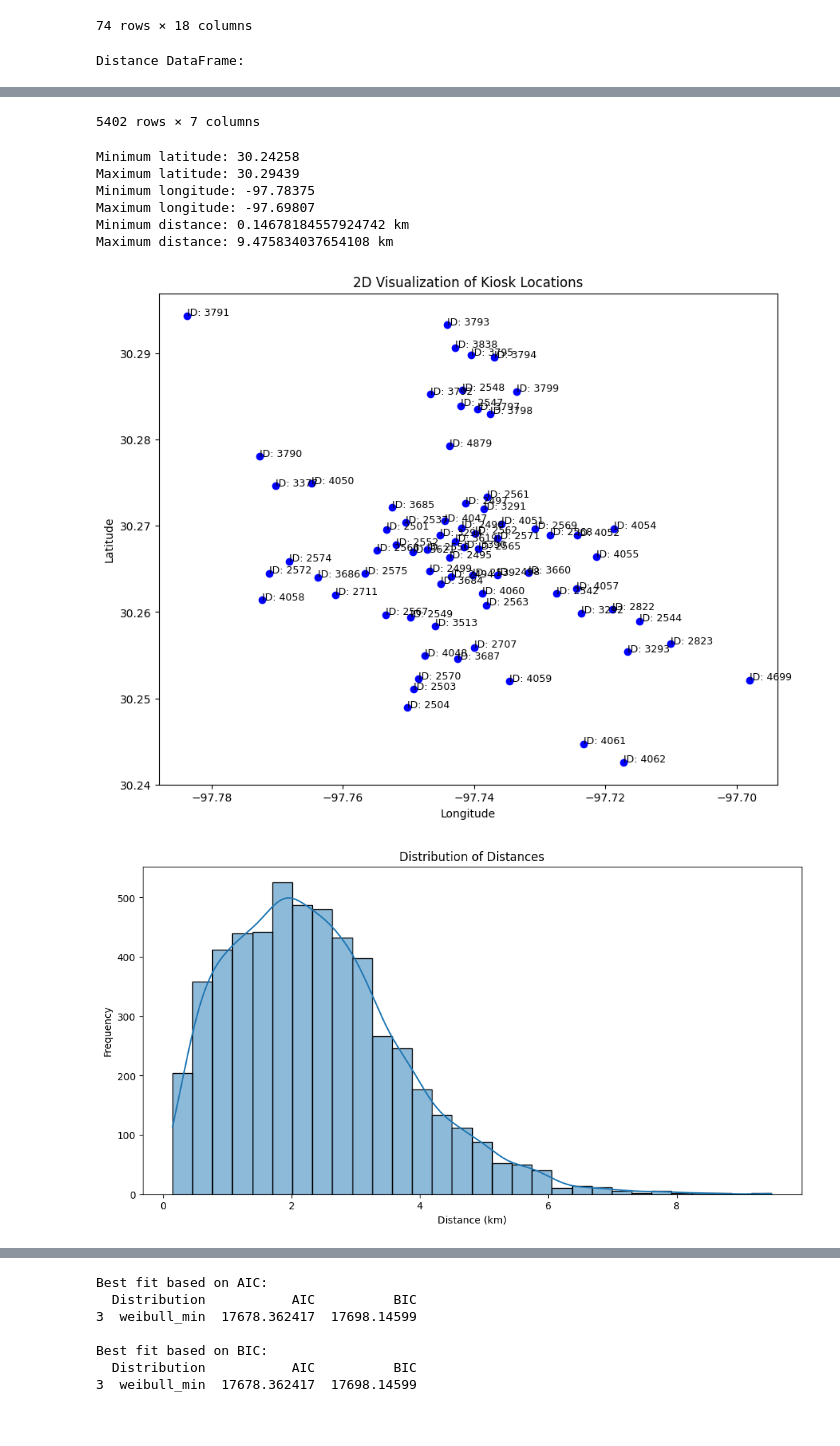
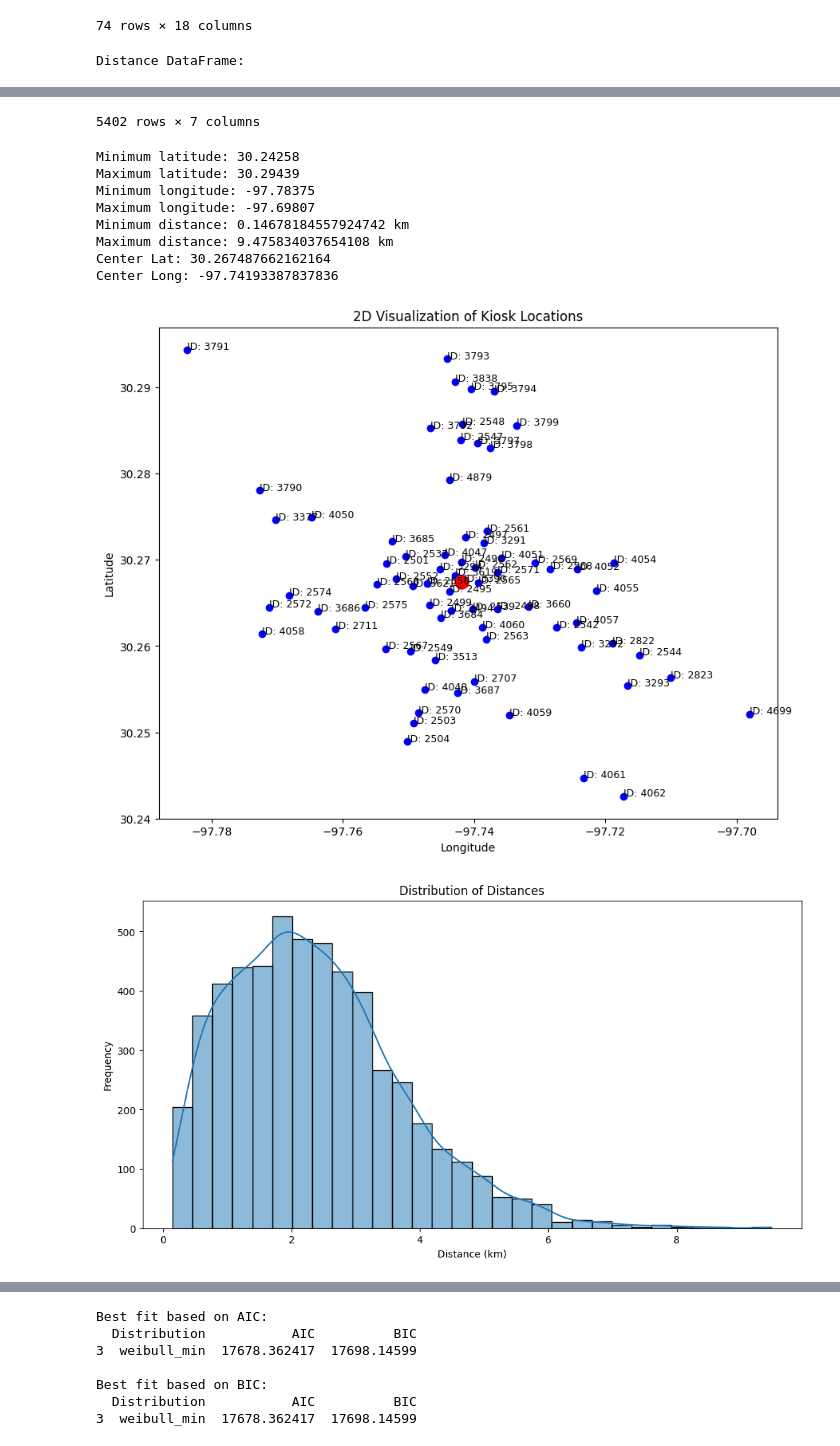
Before and after one commit to anonUnderground/openDataStories, a Jupyter notebook: src/data-processing/create_kiosk_vis_json.ipynb, the cells around one changed output, grey strips where cells are left out. Drawn from its saved outputs; the diff is of its cells as text; code cells hidden in the pictures.

```diff
--- a/src/data-processing/create_kiosk_vis_json.ipynb
+++ b/src/data-processing/create_kiosk_vis_json.ipynb
@@ -29,12 +29,6 @@ display(kiosks_df)
 | 73 | 4879 | 16th/San Antonio | active | 1601 San Antonio Street | 9 | 2021-03-12T13:15:00.000 | 2856 | ... |
 74 rows × 18 columns
 # %%
-import pandas as pd
-import matplotlib.pyplot as plt
-from math import radians, cos, sin, asin, sqrt
-
-# Assuming kiosks_df is your DataFrame with kiosk_id, latitude, and longitude
-
 # Haversine function to calculate distance
 def haversine(lon1, lat1, lon2, lat2):
     # Convert decimal degrees to radians
@@ -47,6 +41,18 @@ def haversine(lon1, lat1, lon2, lat2):
     c = 2 * asin(sqrt(a))
     r = 6371 # Radius of earth in kilometers
     return c * r
+
+
+# Calculating center coordinates (average latitude and longitude)
+center_lat = kiosks_df['latitude'].mean()
+center_long = kiosks_df['longitude'].mean()
+
+# Calculating distance of each Start_Kiosk_ID from the center
+kiosks_df['Distance_From_Center'] = kiosks_df.apply(
+    lambda row: haversine(center_long, center_lat, row['longitude'], row['latitude']), axis=1)
+
+# Sorting kiosks_df based on Distance_From_Center
+kiosks_df = kiosks_df.sort_values(by='Distance_From_Center')
 
 # Preparing DataFrame for the result
 result = []
@@ -89,6 +95,8 @@ print("Minimum longitude:", min_long)
 print("Maximum longitude:", max_long)
 print("Minimum distance:", min_distance, "km")
 print("Maximum distance:", max_distance, "km")
+print("Center Lat:", center_lat)
+print("Center Long:", center_long)
 
 # Visualizing in 2D with an interactive plot
 fig, ax = plt.subplots(figsize=(10, 8))
@@ -97,6 +105,9 @@ fig, ax = plt.subplots(figsize=(10, 8))
 for index, row in kiosks_df.iterrows():
     ax.scatter(row['longitude'], row['latitude'], c='blue', marker='o')
     ax.text(row['longitude'], row['latitude'], f'ID: {row["kiosk_id"]}', fontsize=9)
+
+# Mark the center point
+ax.scatter(center_long, center_lat, c='red', marker='o', s=150)
 
 # Adding labels and title
 ax.set_xlabel('Longitude')
@@ -136,11 +147,13 @@ Distance DataFrame:
 5402 rows × 7 columns
 Minimum latitude: 30.24258
 Maximum latitude: 30.29439
 Minimum longitude: -97.78375
 Maximum longitude: -97.69807
 Minimum distance: 0.14678184557924742 km
 Maximum distance: 9.475834037654108 km
+Center Lat: 30.267487662162164
+Center Long: -97.74193387837836
-[figure, old version]
+[figure, new version]
 [figure]
 [figure]
 # %%
```
Also changed, not shown: parts of 3 cells of this notebook, 1 other file.
